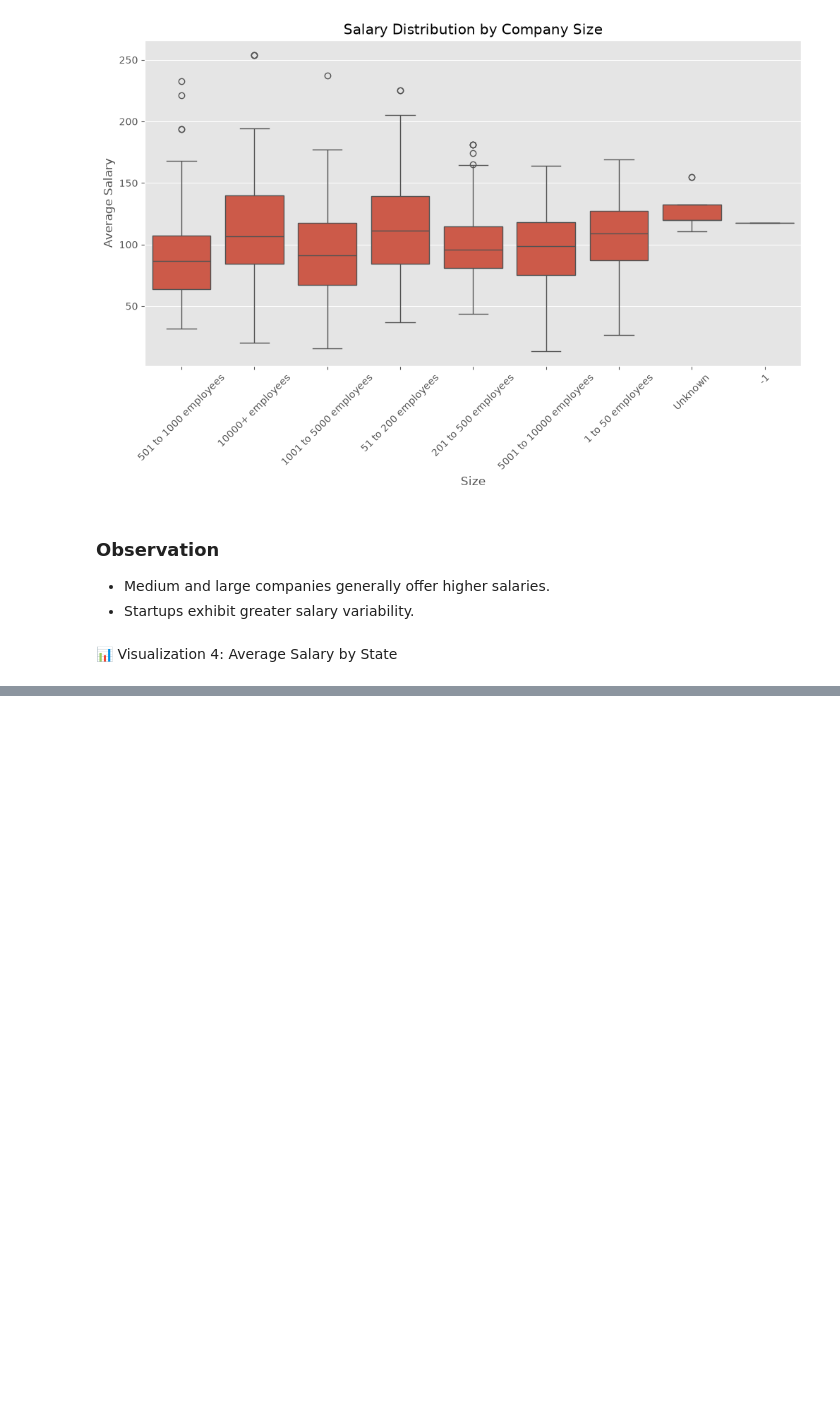
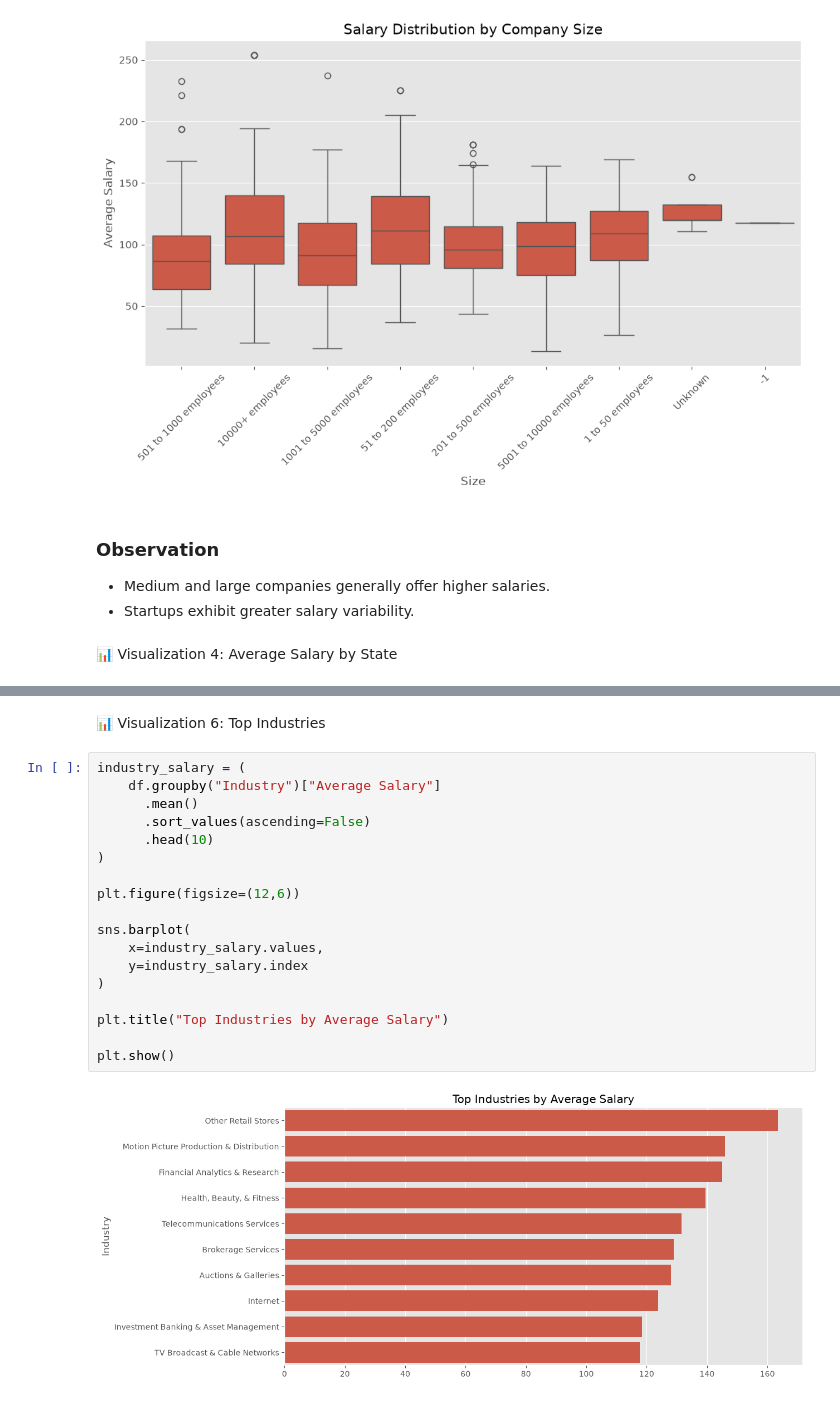
Before and after one commit to nitin28061999/Glassdoor-salary-predictor, a Jupyter notebook: Notebooks/03_Exploratory_Data_Analysis.ipynb, the cells around one changed output, grey strips where cells are left out. Cells and saved outputs as stored; diff of their text form; blank space fills up the shorter version.

```diff
--- a/Notebooks/03_Exploratory_Data_Analysis.ipynb
+++ b/Notebooks/03_Exploratory_Data_Analysis.ipynb
@@ -102,0 +148,22 @@ plt.show()
+# %% [markdown]
+📊 Visualization 6: Top Industries
+# %%
+industry_salary = (
+    df.groupby("Industry")["Average Salary"]
+      .mean()
+      .sort_values(ascending=False)
+      .head(10)
+)
+
+plt.figure(figsize=(12,6))
+
+sns.barplot(
+    x=industry_salary.values,
+    y=industry_salary.index
+)
+
+plt.title("Top Industries by Average Salary")
+
+plt.show()
+# %% [output]
+[figure, added]
```
Also changed, not shown: parts of 22 cells of this notebook, 1 other file.
